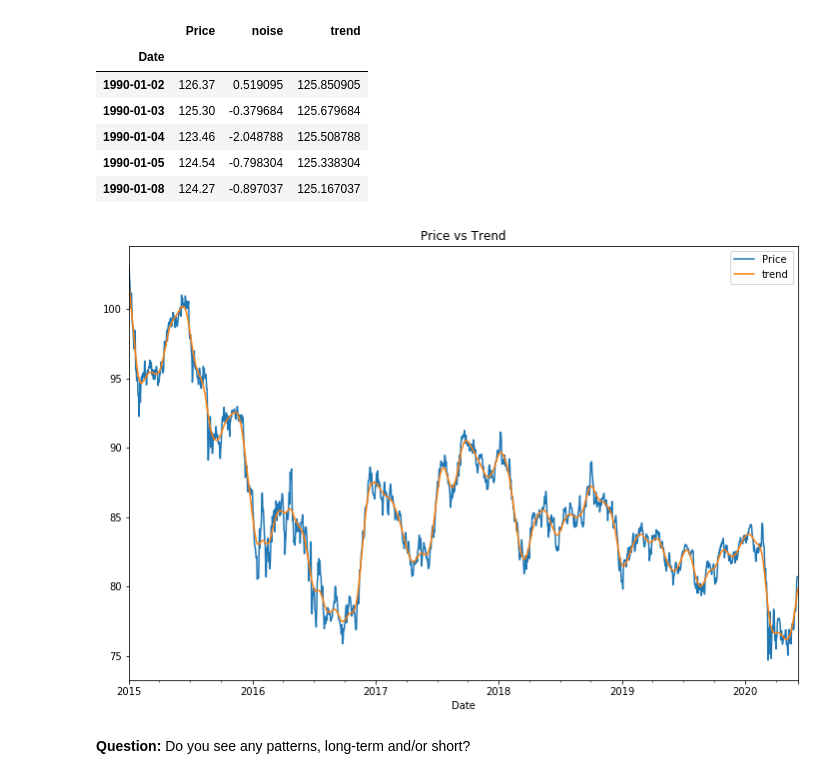
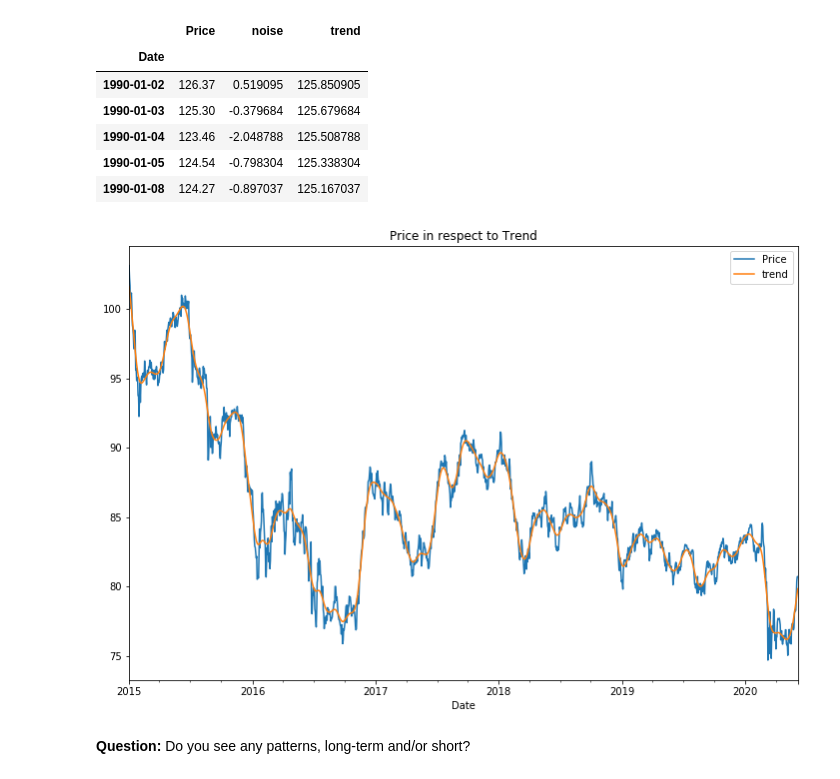
Before and after one commit to MarcusWhitelock/A-Yen-for-the-Future, a Jupyter notebook: Notebooks/time_series_analysis.ipynb, the cells around one changed output. Drawn from its saved outputs; the diff is of its cells as text; code cells hidden in the pictures.

```diff
--- a/Notebooks/time_series_analysis.ipynb
+++ b/Notebooks/time_series_analysis.ipynb
@@ -84,11 +79,13 @@ cad_jpy_erp.head()
 | 1990-01-04 | 123.46 | -2.048788 | 125.508788 |
 | 1990-01-05 | 124.54 | -0.798304 | 125.338304 |
 | 1990-01-08 | 124.27 | -0.897037 | 125.167037 |
-# %%
-plot_df = cad_jpy_erp.loc['2015': , ['Price', 'trend']]
-plot_df.plot(title="Price vs Trend", figsize=(12,8));
-# %% [output]
-[figure, removed]
+# %%
+# Plotting the Price in respect to the trend for 2015 to present.
+# Using .loc to locate the time periods for the two columns them plotting.
+plot_df = cad_jpy_erp.loc['2015': , ['Price', 'trend']]
+plot_df.plot(title="Price in respect to Trend", figsize=(12,8));
+# %% [output]
+[figure, added]
 # %% [markdown]
 **Question:** Do you see any patterns, long-term and/or short?
 # %% [markdown]
```
Also changed, not shown: parts of 17 cells of this notebook, 3 other files.
